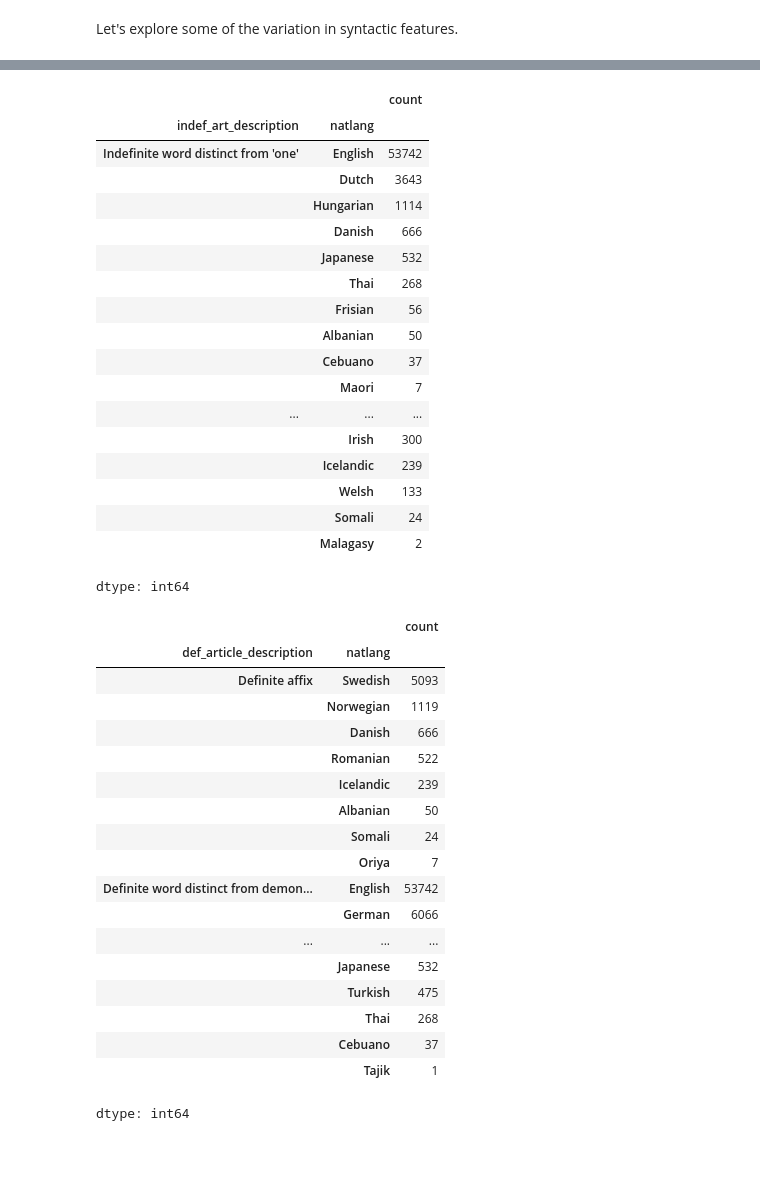
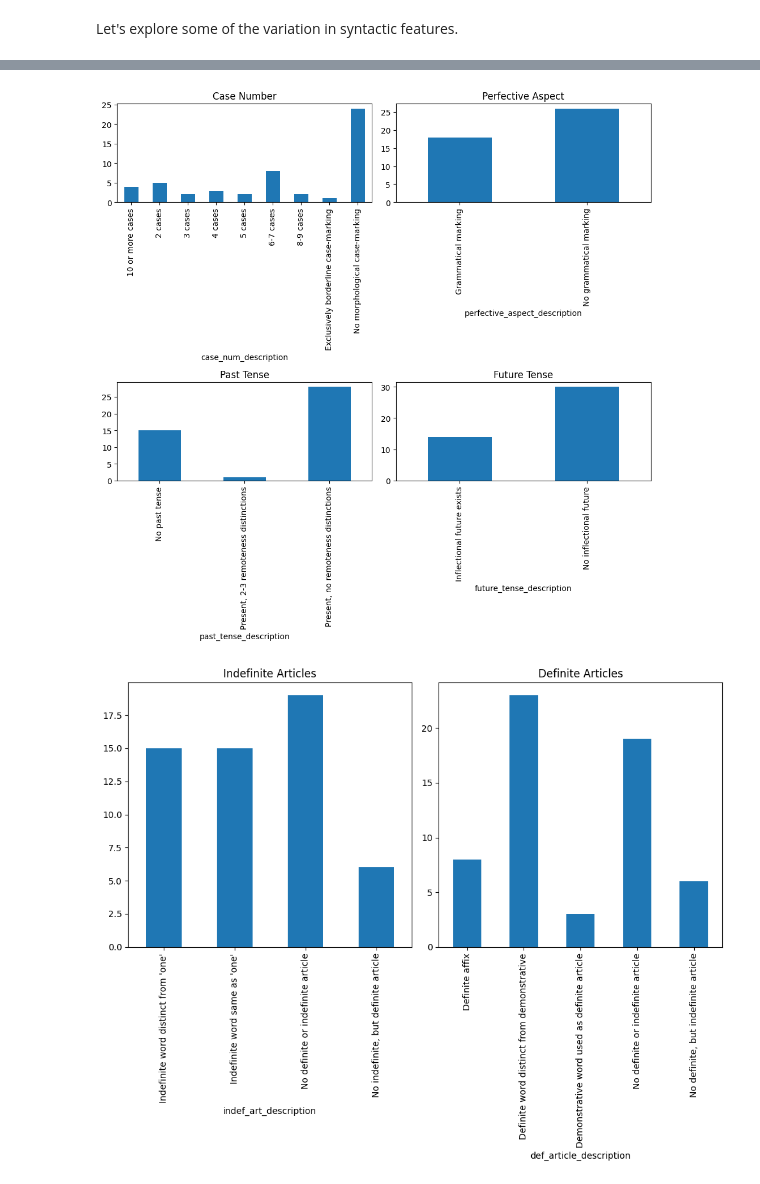
Before and after one commit to ifaul/ifaul.github.io, a Jupyter notebook: lang_acquire_milestone2_11_06.ipynb, the cells around one changed output, grey strips where cells are left out. Saved outputs shown, nothing was run; the diff lists cells and outputs as text; code cells hidden in the pictures; blank space fills up the shorter version.

```diff
--- a/lang_acquire_milestone2_11_06.ipynb
+++ b/lang_acquire_milestone2_11_06.ipynb
@@ -623,42 +533,38 @@ dtype: int64
-# %%
-display(df_lang_tidy.groupby('indef_art_description')['natlang'].value_counts())
-display(df_lang_tidy.groupby('def_article_description')['natlang'].value_counts())
-# %% [output]
-|  |  | count |
-| indef_art_description | natlang |  |
-| Indefinite word distinct from 'one' | English | 53742 |
-|  | Dutch | 3643 |
-|  | Hungarian | 1114 |
-|  | Danish | 666 |
-|  | Japanese | 532 |
-|  | Thai | 268 |
-|  | Frisian | 56 |
-|  | Albanian | 50 |
-|  | Cebuano | 37 |
-|  | Maori | 7 |
-| ... | ... | ... |
-|  | Irish | 300 |
-|  | Icelandic | 239 |
-|  | Welsh | 133 |
-|  | Somali | 24 |
-|  | Malagasy | 2 |
-dtype: int64
-|  |  | count |
-| def_article_description | natlang |  |
-| Definite affix | Swedish | 5093 |
-|  | Norwegian | 1119 |
-|  | Danish | 666 |
-|  | Romanian | 522 |
-|  | Icelandic | 239 |
-|  | Albanian | 50 |
-|  | Somali | 24 |
-|  | Oriya | 7 |
-| Definite word distinct from demon... | English | 53742 |
-|  | German | 6066 |
-| ... | ... | ... |
-|  | Japanese | 532 |
-|  | Turkish | 475 |
-|  | Thai | 268 |
-|  | Cebuano | 37 |
-|  | Tajik | 1 |
-dtype: int64
+# %%
+fig, axs = plt.subplots(2, 2, figsize=(10, 10))
+
+ax1 = axs[0,0]
+df_lang_tidy.groupby('case_num_description')['natlang'].nunique().plot(kind='bar', ax=ax1)
+ax1.set_title('Case Number')
+
+ax2 = axs[0,1]
+df_lang_tidy.groupby('perfective_aspect_description')['natlang'].nunique().plot(kind='bar', ax=ax2)
+ax2.set_title('Perfective Aspect')
+
+ax3 = axs[1,0]
+df_lang_tidy.groupby('past_tense_description')['natlang'].nunique().plot(kind='bar', ax=ax3)
+ax3.set_title('Past Tense')
+
+ax4 = axs[1,1]
+df_lang_tidy.groupby('future_tense_description')['natlang'].nunique().plot(kind='bar', ax=ax4)
+ax4.set_title('Future Tense')
+
+plt.tight_layout()
+plt.show()
+# %% [output]
+[figure, added]
+# %%
+fig, axs = plt.subplots(1, 2, figsize=(10, 8))
+
+ax1 = axs[0]
+df_lang_tidy.groupby('indef_art_description')['natlang'].nunique().plot(kind='bar', ax=ax1)
+ax1.set_title('Indefinite Articles')
+
+ax2 = axs[1]
+df_lang_tidy.groupby('def_article_description')['natlang'].nunique().plot(kind='bar', ax=ax2)
+ax2.set_title('Definite Articles')
+
+plt.tight_layout()
+plt.show()
+# %% [output]
+[figure, added]
```
Also changed, not shown: parts of 17 cells of this notebook.
